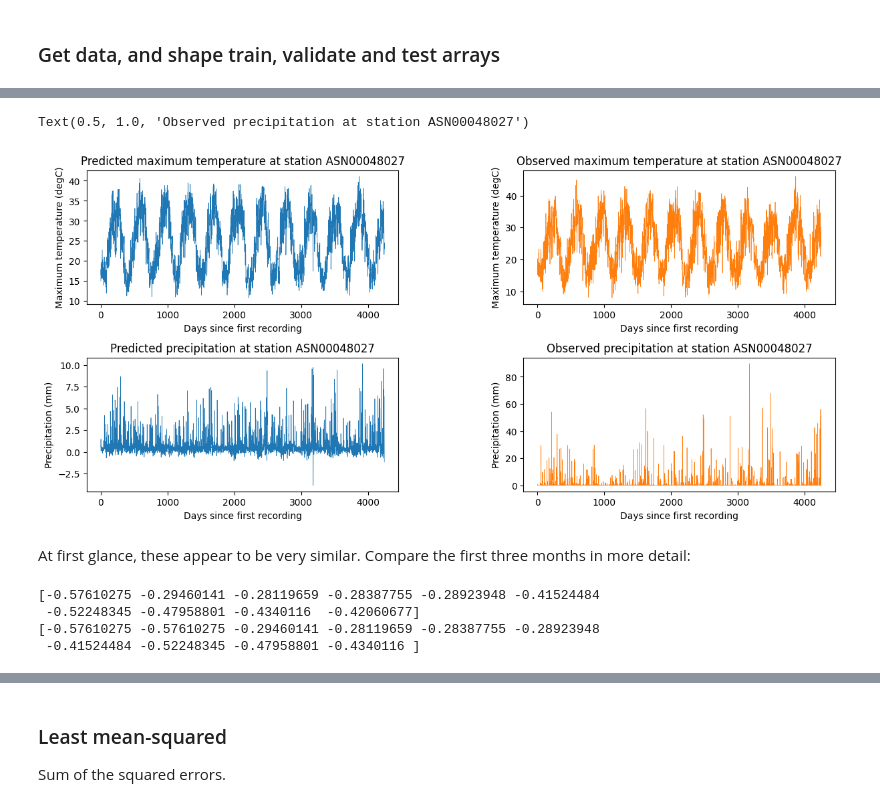
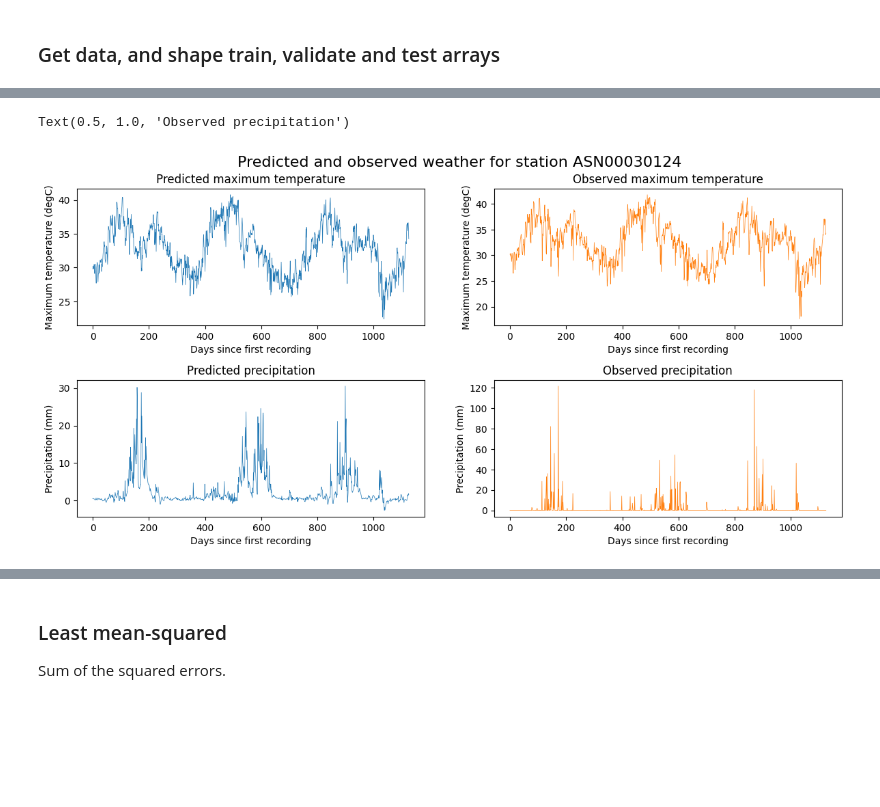
Before and after one commit to rhtweedie/ghcnd_ml, a Jupyter notebook: RNN_multi_var.ipynb, the cells around one changed output, grey strips where cells are left out. Drawn from its saved outputs; the diff is of its cells as text; code cells hidden in the pictures; blank space fills up the shorter version.

Commit message:
Improve plotting

```diff
--- a/RNN_multi_var.ipynb
+++ b/RNN_multi_var.ipynb
@@ -60,7 +62,8 @@ ghn.readStationsFile()
 station_names = ghn.getStatKeyNames()
 
 # set station to be investigated
-station = good_stations[50]
+#station = good_stations[50]
+station = 'ASN00030124'
 print(f"Station selected: {station}")
 
 # get url for a given station index
@@ -136,5 +141,5 @@ Text(0, 0.5, 'Normalised daily precipitation')
 # %%
-WINDOW_SIZE = 10
+WINDOW_SIZE = 60
 OFFSET = 1
 
 # make sure arrays are the same length
@@ -250,30 +263,33 @@ plot_pred_prcp = (prcp.de_normalise(prediction[:,1], prcp_max, prcp_mean))
 
 # plot observed and predicted data
 fig, ax = plt.subplots(2,2, figsize = (14, 6))
+fig.suptitle(f"Predicted and observed weather for station {station}", fontsize = 16)
 plt.subplots_adjust(left=0.1,
                     bottom=0.1,
                     right=0.9,
                     top=0.9,
-                    wspace=0.4,
+                    wspace=0.2,
                     hspace=0.4)
 
 ax[0,0].plot(plot_pred_tmax, color = 'tab:blue', linewidth = 0.5)
 ax[0,0].set_xlabel("Days since first recording")
 ax[0,0].set_ylabel("Maximum temperature (degC)")
-ax[0,0].set_title(f"Predicted maximum temperature at station {station}")
+ax[0,0].set_title(f"Predicted maximum temperature")
 
 ax[0,1].plot(plot_target_tmax, color = 'tab:orange', linewidth = 0.5)
 ax[0,1].set_xlabel("Days since first recording")
 ax[0,1].set_ylabel("Maximum temperature (degC)")
-ax[0,1].set_title(f"Observed maximum temperature at station {station}")
+ax[0,1].set_title(f"Observed maximum temperature")
 
 ax[1,0].plot(plot_pred_prcp, color = 'tab:blue', linewidth = 0.5)
 ax[1,0].set_xlabel("Days since first recording")
 ax[1,0].set_ylabel("Precipitation (mm)")
-ax[1,0].set_title(f"Predicted precipitation at station {station}")
+ax[1,0].set_title(f"Predicted precipitation")
 
 ax[1,1].plot(plot_target_prcp, color = 'tab:orange', linewidth = 0.5)
 ax[1,1].set_xlabel("Days since first recording")
 ax[1,1].set_ylabel("Precipitation (mm)")
-ax[1,1].set_title(f"Observed precipitation at station {station}")
+ax[1,1].set_title(f"Observed precipitation")
+
+plt.savefig('figures/weather_prediction.svg', format = 'svg')
 # %% [output]
@@ -282,13 +298,2 @@ ax[1,1].set_title(f"Observed precipitation at station {station}")
-Text(0.5, 1.0, 'Observed precipitation at station ASN00048027')
+Text(0.5, 1.0, 'Observed precipitation')
-[figure, old version]
+[figure, new version]
-# %% [markdown]
-At first glance, these appear to be very similar. Compare the first three months in more detail:
-# %%
-print(target_test[:10, 0])
-shifted_vals = shift(target_test[:,0])
-print(shifted_vals[:10])
-# %% [output]
-[-0.57610275 -0.29460141 -0.28119659 -0.28387755 -0.28923948 -0.41524484
- -0.52248345 -0.47958801 -0.4340116  -0.42060677]
-[-0.57610275 -0.57610275 -0.29460141 -0.28119659 -0.28387755 -0.28923948
- -0.41524484 -0.52248345 -0.47958801 -0.4340116 ]
```
Also changed, not shown: parts of 15 cells of this notebook.
